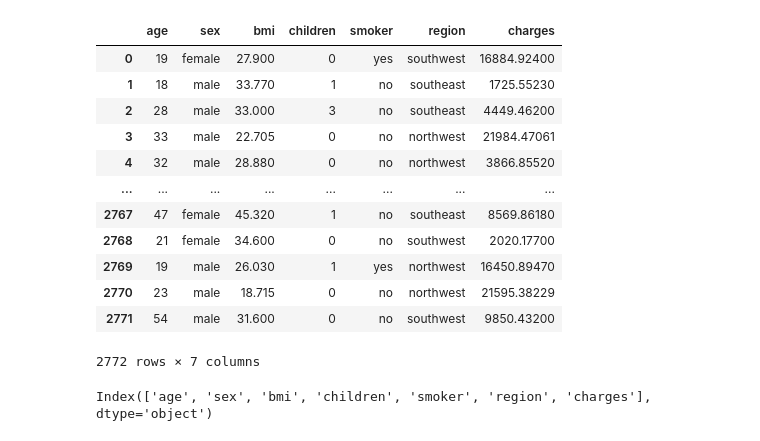
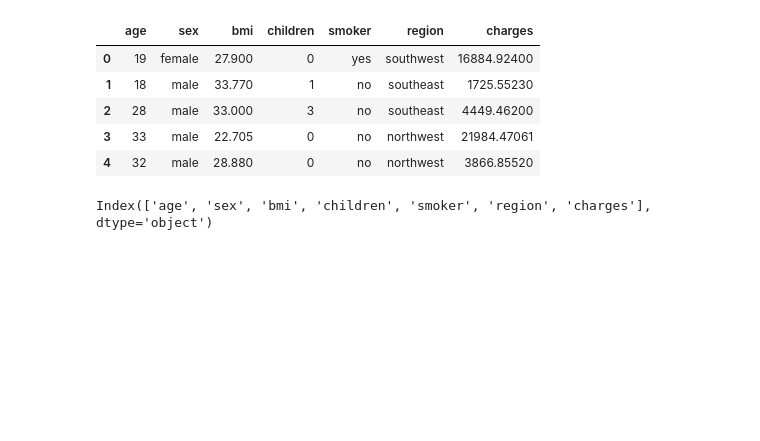
Before and after one commit to KhawlaQirmane/assurance_prediction, a Jupyter notebook: Projet_assurance_final1.ipynb, the cells around one changed output. Cells and saved outputs as stored; diff of their text form; code cells hidden in the pictures; blank space fills up the shorter version.

```diff
--- a/Projet_assurance_final1.ipynb
+++ b/Projet_assurance_final1.ipynb
@@ -1,36 +1,29 @@
 # %%
 import pandas as pd
 import matplotlib.pyplot as plt
 import numpy as np
 import seaborn as sns
 import joblib
 import os
 import pandas as pd
 import numpy as np
 import joblib
 from sklearn.linear_model import ElasticNet
 from sklearn.model_selection import train_test_split, GridSearchCV
 from sklearn.preprocessing import StandardScaler, OneHotEncoder
 from sklearn.compose import ColumnTransformer
 from sklearn.pipeline import Pipeline
 from sklearn.metrics import mean_squared_error
 
 data=pd.read_csv("medical_insurance.csv")
-data
+data.head()
 # %% [output]
 |  | age | sex | bmi | children | smoker | region | charges |
 | 0 | 19 | female | 27.900 | 0 | yes | southwest | 16884.92400 |
 | 1 | 18 | male | 33.770 | 1 | no | southeast | 1725.55230 |
 | 2 | 28 | male | 33.000 | 3 | no | southeast | 4449.46200 |
 | 3 | 33 | male | 22.705 | 0 | no | northwest | 21984.47061 |
 | 4 | 32 | male | 28.880 | 0 | no | northwest | 3866.85520 |
-| ... | ... | ... | ... | ... | ... | ... | ... |
-| 2767 | 47 | female | 45.320 | 1 | no | southeast | 8569.86180 |
-| 2768 | 21 | female | 34.600 | 0 | no | southwest | 2020.17700 |
-| 2769 | 19 | male | 26.030 | 1 | yes | northwest | 16450.89470 |
-| 2770 | 23 | male | 18.715 | 0 | no | northwest | 21595.38229 |
-| 2771 | 54 | male | 31.600 | 0 | no | southwest | 9850.43200 |
-2772 rows × 7 columns
 # %%
 data.columns
 # %% [output]
```
Also changed, not shown: parts of 44 cells of this notebook, 8 other files.
